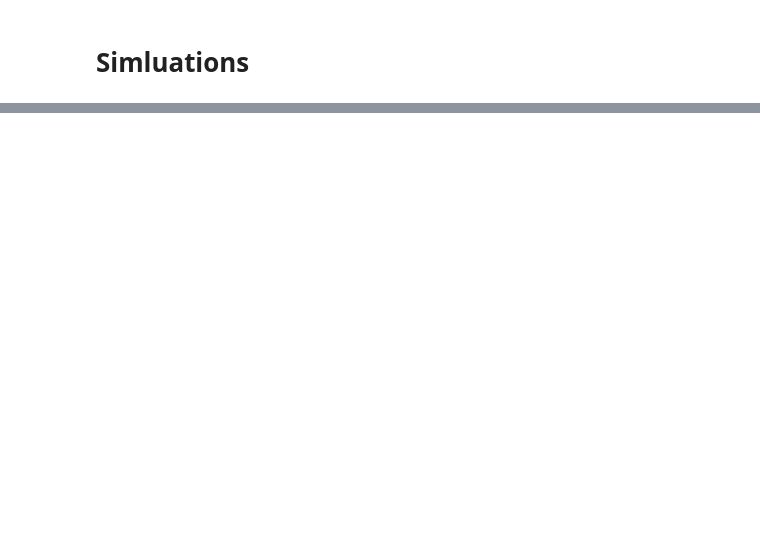
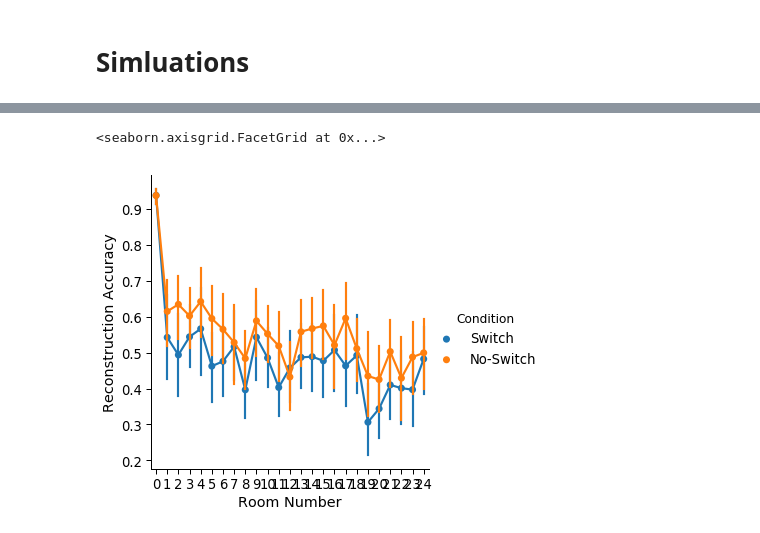
Before and after one commit to nicktfranklin/SEM_paper_simulations, a Jupyter notebook: Memory Simulation (Radvansky & Copeland, 2006) - GRU .ipynb, the cells around one changed output, grey strips where cells are left out. Saved outputs shown, nothing was run; the diff lists cells and outputs as text; code cells hidden in the pictures; blank space fills up the shorter version.

```diff
--- a/Memory Simulation (Radvansky & Copeland, 2006) - GRU .ipynb
+++ b/Memory Simulation (Radvansky & Copeland, 2006) - GRU .ipynb
@@ -99,0 +89,5 @@ df.groupby('Condition').mean()
+# %%
+sns.catplot(data=res,x='Room Number', y='Reconstruction Accuracy', hue='Condition', kind='point')
+# %% [output]
+<seaborn.axisgrid.FacetGrid at 0x...>
+[figure, added]
```
Also changed, not shown: parts of 10 cells of this notebook, 16 other files.
